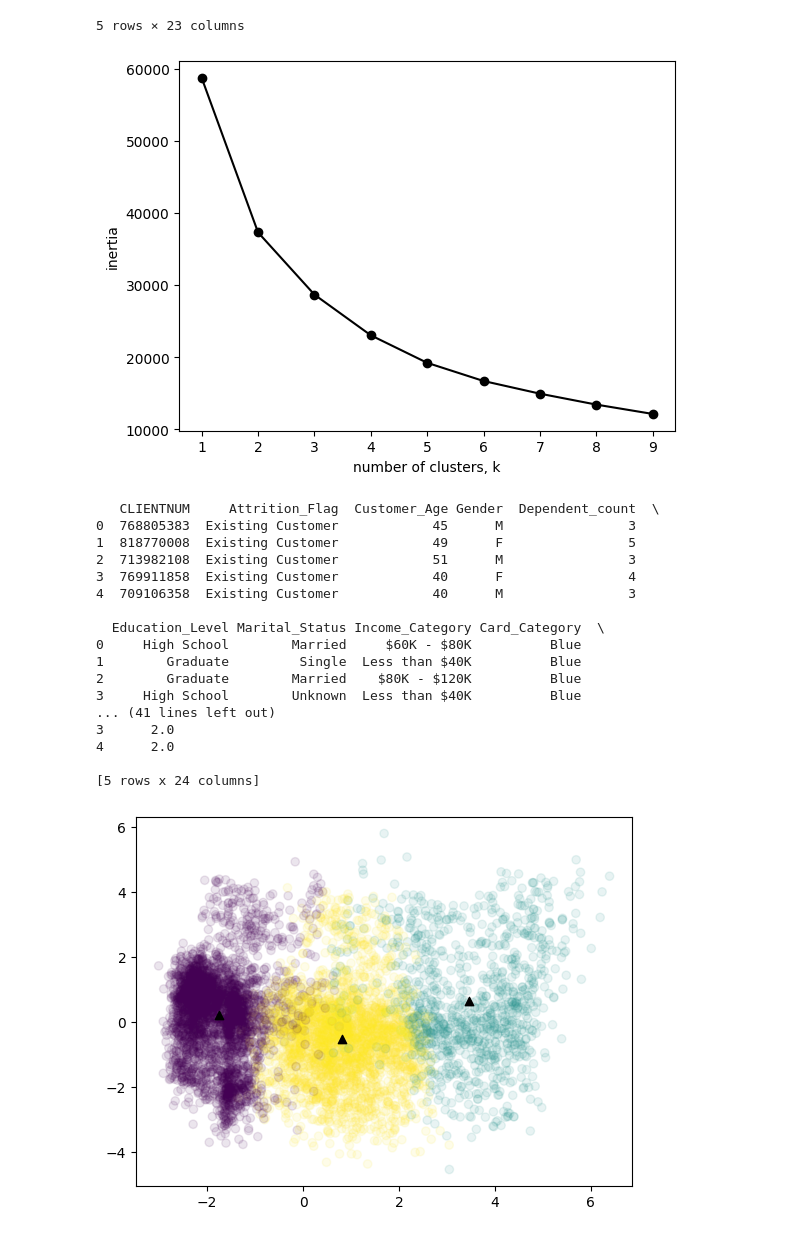
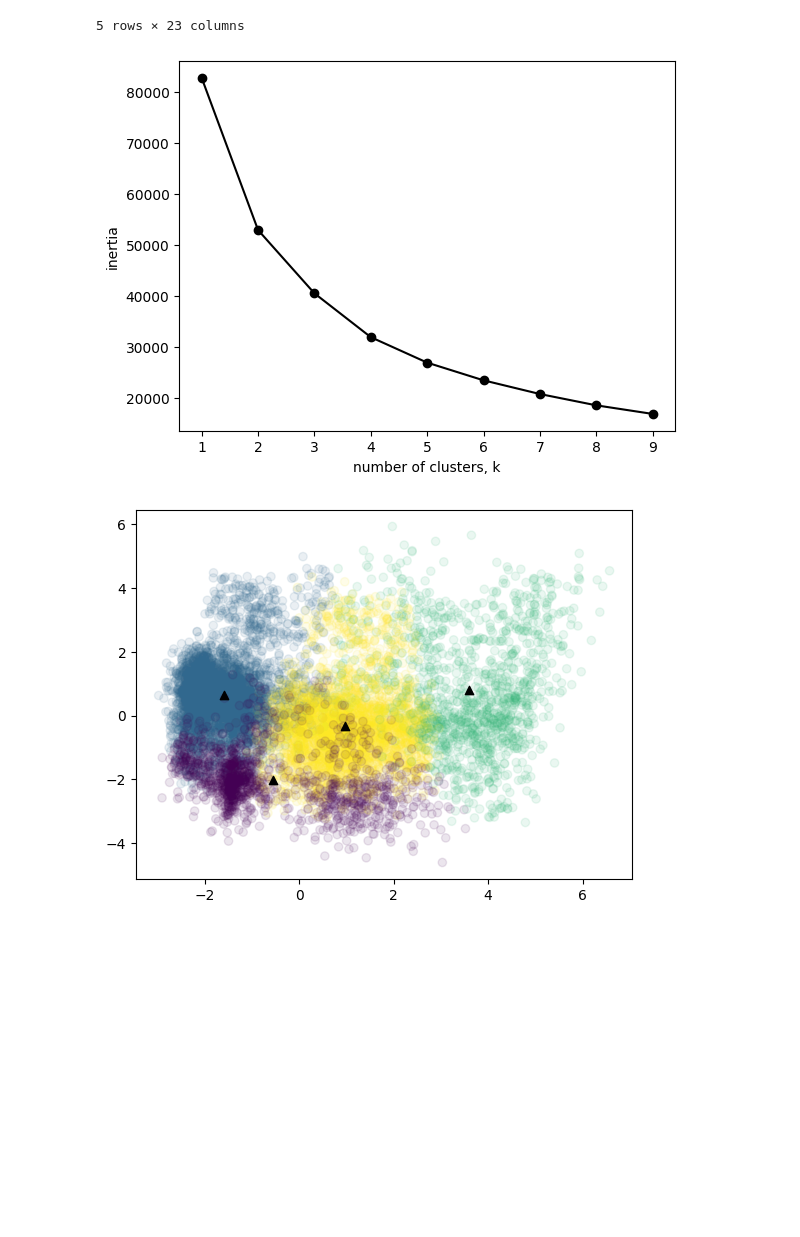
Before and after one commit to Yheloww/ChurnPredictionProject, a Jupyter notebook: ML/Notebook/clustering.ipynb, the cells around one changed output. Cells and saved outputs as stored; diff of their text form; code cells hidden in the pictures; blank space fills up the shorter version.

```diff
--- a/ML/Notebook/clustering.ipynb
+++ b/ML/Notebook/clustering.ipynb
@@ -4,7 +4,8 @@ import numpy as np
 import matplotlib.pyplot as plt
 import seaborn as sns
 
-churn = pd.read_csv('./Cleaned_ML.csv')
+churn = pd.read_csv('../Data/Cleaned_ML_Unknonw.csv')
 churn.drop(['Unnamed: 0'], axis=1, inplace=True)
 churn.head()
+print(churn.shape)
 # %% [output]
@@ -36,5 +31,5 @@ Text(0, 0.5, 'PCA 2')
 # %%
-churn_comp = pd.read_csv('./BankChurners.csv')
+churn_comp = pd.read_csv('../Data/BankChurners.csv')
 churn_comp.head()
 # %% [output]
 |  | CLIENTNUM | Attrition_Flag | Customer_Age | Gender | Dependent_count | Education_Level | Marital_Status | ... |
@@ -63,38 +58,20 @@ plt.ylabel('inertia')
 plt.xticks(ks)
 plt.show()
 # %% [output]
-[figure, old version]
+[figure, new version]
 # %%
 PCA_components.columns = PCA_components.columns.astype(str)
-model = KMeans(n_clusters=3,n_init=10,init='k-means++').fit(PCA_components)
+model = KMeans(n_clusters=4,n_init=10,init='k-means++').fit(PCA_components)
 cluster_labels = pd.Series(model.labels_, name='cluster')
 churn_comp = churn_comp.join(cluster_labels.to_frame())
-print(churn_comp.head())
 churn = churn.join(cluster_labels.to_frame())
 plt.scatter(PCA_components["0"], PCA_components["1"], alpha=.1, c=cluster_labels)
 plt.scatter(model.cluster_centers_[:, 0], model.cluster_centers_[:, 1],
  marker='^', color='black')
 
 churn_comp.to_csv('clusters.csv')
 # %% [output]
-   CLIENTNUM     Attrition_Flag  Customer_Age Gender  Dependent_count  \
-0  768805383  Existing Customer            45      M                3
-1  818770008  Existing Customer            49      F                5
-2  713982108  Existing Customer            51      M                3
-3  769911858  Existing Customer            40      F                4
-4  709106358  Existing Customer            40      M                3
-
-  Education_Level Marital_Status Income_Category Card_Category  \
-0     High School        Married     $60K - $80K          Blue
-1        Graduate         Single  Less than $40K          Blue
-2        Graduate        Married    $80K - $120K          Blue
-3     High School        Unknown  Less than $40K          Blue
-... (41 lines left out)
-3      2.0
-4      2.0
-
-[5 rows x 24 columns]
-[figure, old version]
+[figure, new version]
 # %%
 import numpy as np
 from sklearn.cluster import DBSCAN
```
Also changed, not shown: parts of 5 cells of this notebook, 8 other files.
